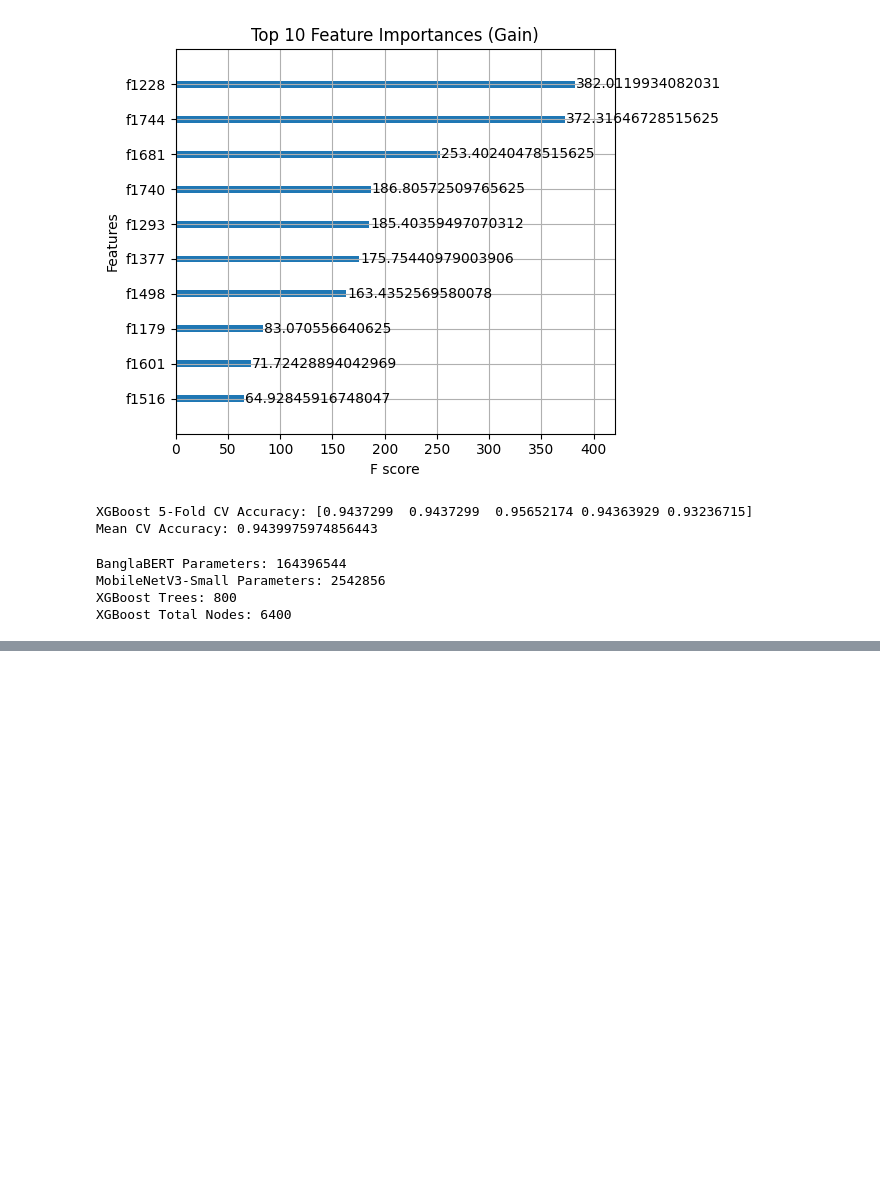
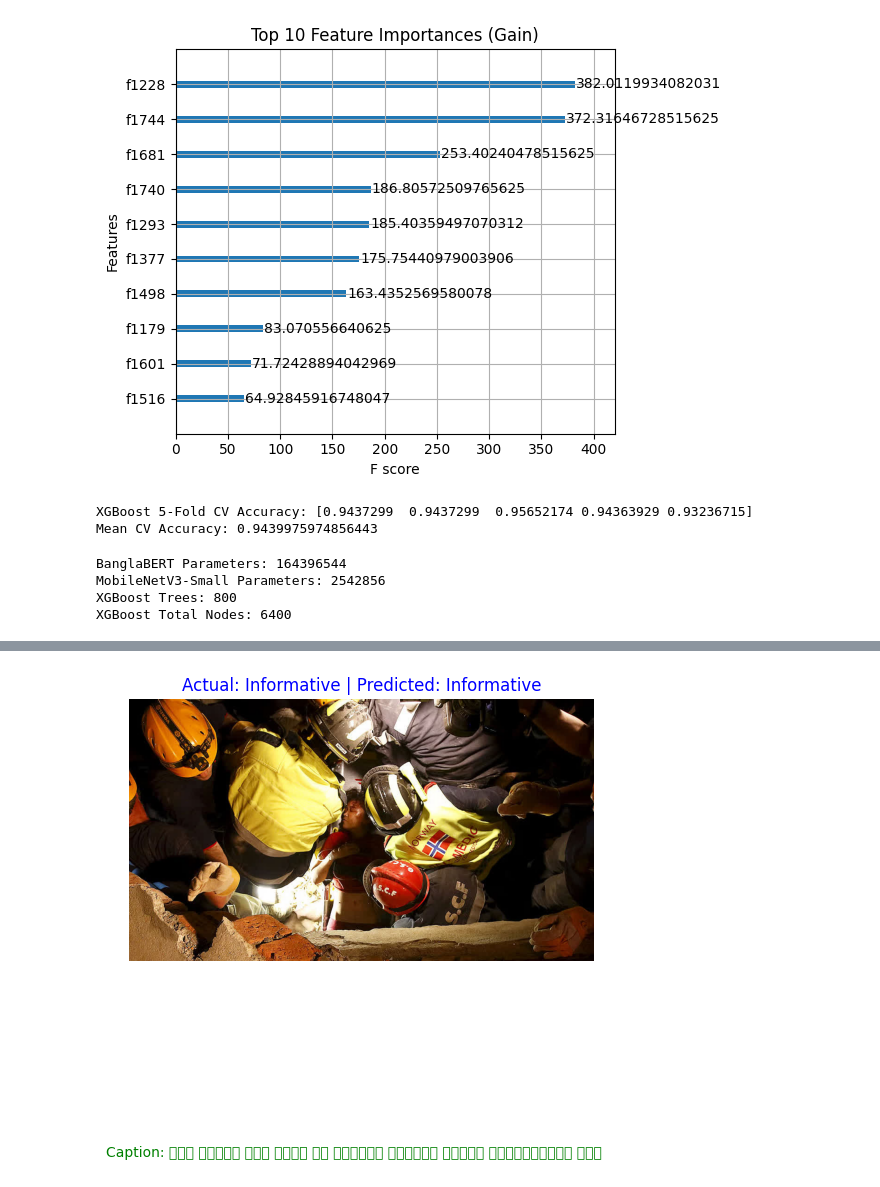
Before and after one commit to SanjidaPriya57/Multimodal_Disaster_Dataset_Bangla-MDDB, a Jupyter notebook: XGBoost_with_bbert+imagenet.ipynb, the cells around one changed output, grey strips where cells are left out. Drawn from its saved outputs; the diff is of its cells as text; code cells hidden in the pictures; blank space fills up the shorter version.

Commit message:
Kaggle Notebook | XGboost_MDDB | Version 2

```diff
--- a/XGBoost_with_bbert+imagenet.ipynb
+++ b/XGBoost_with_bbert+imagenet.ipynb
@@ -425,3 +425,88 @@ XGBoost Total Nodes: 6400
 xgb_model.save_model('xgboost_model.json')
 test_data['predicted_level'] = test_preds
 test_data[['id', 'predicted_level']].to_csv('submission.csv', index=False)
+# %%
+import matplotlib.pyplot as plt
+from PIL import Image
+import os
+
+def show_actual_vs_predicted(index, data, actual_label, predicted_label, image_dir='/kaggle/input/mddb-images/Photos_Final'):
+    image_id = data.iloc[index]['id']
+    caption = data.iloc[index]['caption']
+
+    # Find the correct image file
+    valid_extensions = ['.jpg', '.jpeg', '.png', '.avif']
+    image_path = None
+    for ext in valid_extensions:
+        path = os.path.join(image_dir, f"{image_id}{ext}")
+        if os.path.exists(path):
+            image_path = path
+            break
+
+    if image_path:
+        img = Image.open(image_path)
+        plt.figure(figsize=(6, 6))
+        plt.imshow(img)
+        plt.axis('off')
+        plt.title(f"Actual: {actual_label} | Predicted: {predicted_label}", fontsize=12, color='blue')
+        plt.figtext(0.5, -0.05, f"Caption: {caption}", wrap=True, horizontalalignment='center', fontsize=10, color='green')
+        plt.show()
+    else:
+        print(f"Image not found for ID: {image_id}")
+        print(f"Caption: {caption}")
+
+# Visualize informative example
+print("\n--- INFORMATIVE EXAMPLE ---")
+show_actual_vs_predicted(
+    random_informative_index,
+    test_data,
+    'Informative' if informative_actual == 1 else 'Non Informative',
+    'Informative' if informative_predicted == 1 else 'Non Informative'
+)
+
+# Visualize non-informative example
+print("\n--- NON INFORMATIVE EXAMPLE ---")
+show_actual_vs_predicted(
+    random_non_informative_index,
+    test_data,
+    'Informative' if non_informative_actual == 1 else 'Non Informative',
+    'Informative' if non_informative_predicted == 1 else 'Non Informative'
+)
+
+# Show misclassified examples
+misclassified_indices = [i for i, (a, p) in enumerate(zip(test_labels, test_preds)) if a != p]
+
+# Find one misclassified example for each class
+misclassified_informative = None
+misclassified_non_informative = None
+
+for i in misclassified_indices:
+    if test_labels[i] == 1 and misclassified_informative is None:
+        misclassified_informative = i
+    elif test_labels[i] == 0 and misclassified_non_informative is None:
+        misclassified_non_informative = i
+    if misclassified_informative and misclassified_non_informative:
+        break
+
+print("\n--- MISCLASSIFIED INFORMATIVE EXAMPLE ---")
+if misclassified_informative is not None:
+    show_actual_vs_predicted(
+        misclassified_informative,
+        test_data,
+        'Informative',
+        'Non Informative'
+    )
+else:
+    print("No misclassified Informative examples found.")
+
+print("\n--- MISCLASSIFIED NON-INFORMATIVE EXAMPLE ---")
+if misclassified_non_informative is not None:
+    show_actual_vs_predicted(
+        misclassified_non_informative,
+        test_data,
+        'Non Informative',
+        'Informative'
+    )
+else:
+    print("No misclassified Non Informative examples found.")
+# %% [output]
@@ -427,0 +514 @@ test_data[['id', 'predicted_level']].to_csv('submission.csv', index=False)
+[figure, added]
```
Also changed, not shown: parts of 4 cells of this notebook.
